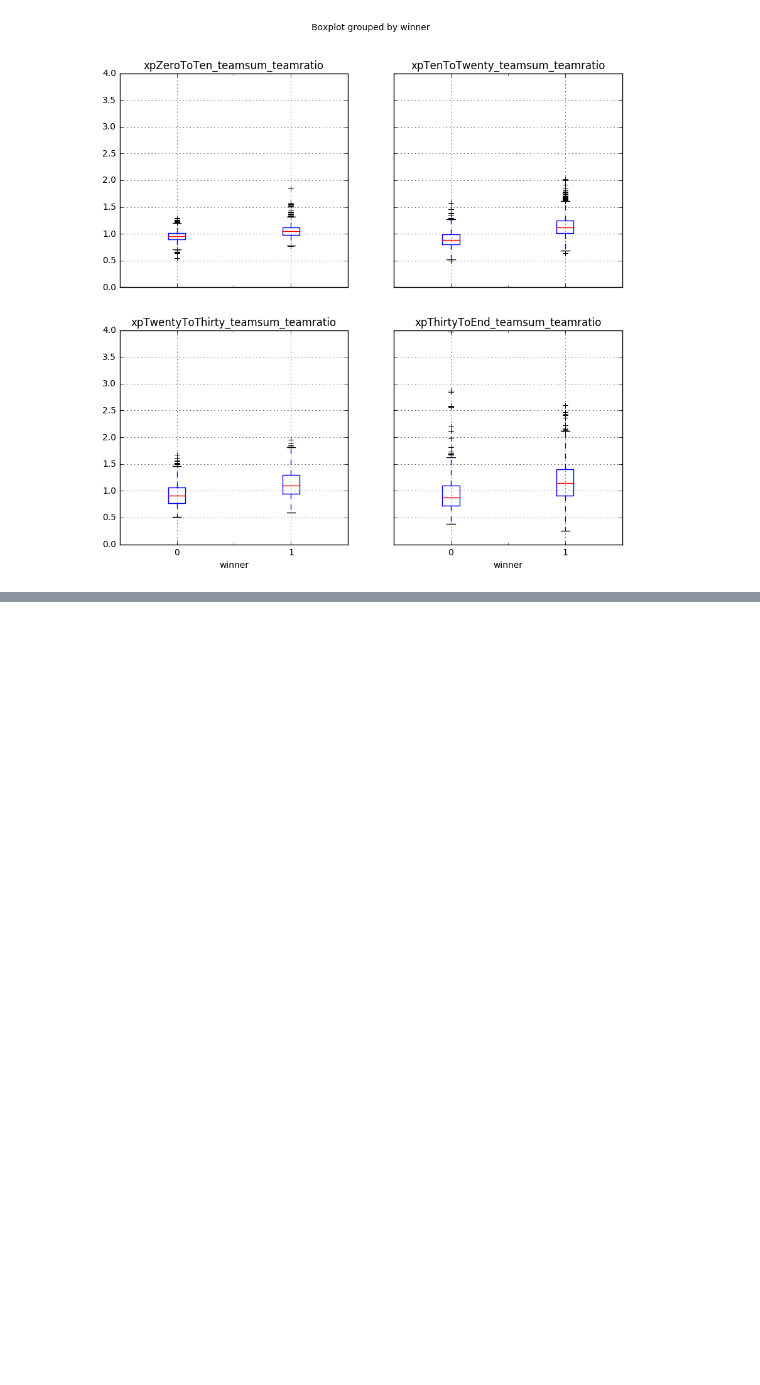
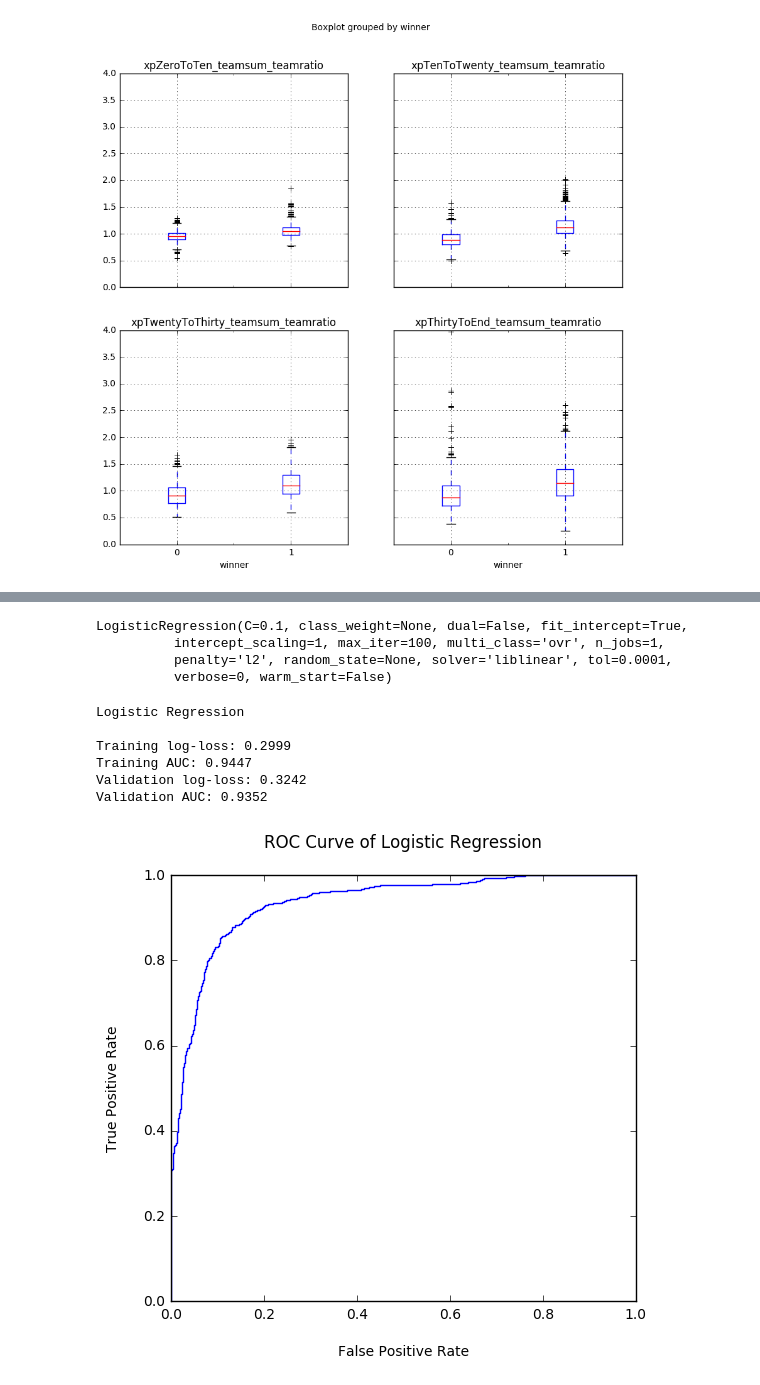
Before and after one commit to albertsoima/league_analysis, a Jupyter notebook: matches_analysis.ipynb, the cells around one changed output, grey strips where cells are left out. Saved outputs shown, nothing was run; the diff lists cells and outputs as text; code cells hidden in the pictures; blank space fills up the shorter version.

```diff
--- a/matches_analysis.ipynb
+++ b/matches_analysis.ipynb
@@ -173,0 +220,45 @@ plt.show()
+# %%
+X_train.iloc[:,2:] = X_train.iloc[:,2:].fillna(X_train.iloc[:,2:].mean())
+X_test.iloc[:,2:] = X_test.iloc[:,2:].fillna(X_test.iloc[:,2:].mean())
+myscaler = StandardScaler()
+X_train.iloc[:,2:] = myscaler.fit_transform(X_train.iloc[:,2:])
+X_test.iloc[:,2:] = myscaler.transform(X_test.iloc[:,2:])
+# %%
+X_train = X_train.join(pd.get_dummies(X_train["championId"]))
+X_test = X_test.join(pd.get_dummies(X_test["championId"]))
+X_train.drop("championId", axis=1, inplace=True)
+X_test.drop("championId", axis=1, inplace=True)
+# %%
+logisticmodel = LogisticRegression(C=0.1)
+logisticmodel.fit(X_train.iloc[:,1:], y_train)
+# %% [output]
+LogisticRegression(C=0.1, class_weight=None, dual=False, fit_intercept=True,
+          intercept_scaling=1, max_iter=100, multi_class='ovr', n_jobs=1,
+          penalty='l2', random_state=None, solver='liblinear', tol=0.0001,
+          verbose=0, warm_start=False)
+# %%
+train_prediction = logisticmodel.predict_proba(X_train.iloc[:,1:])[:,1]
+test_prediction = logisticmodel.predict_proba(X_test.iloc[:,1:])[:,1]
+# %%
+print "Logistic Regression \n"
+print "Training log-loss: %.4f" % metrics.log_loss(y_train, list(train_prediction))
+print "Training AUC: %.4f" % metrics.roc_auc_score(y_train, list(train_prediction))
+print "Validation log-loss: %.4f" % metrics.log_loss(y_test, list(test_prediction))
+print "Validation AUC: %.4f" % metrics.roc_auc_score(y_test, list(test_prediction))
+# %% [output]
+Logistic Regression
+
+Training log-loss: 0.2999
+Training AUC: 0.9447
+Validation log-loss: 0.3242
+Validation AUC: 0.9352
+# %%
+fpr_log, tpr_log, _ = metrics.roc_curve(y_test, list(test_prediction))
+plt.figure(figsize=(6, 5.5))
+plt.plot(fpr_log, tpr_log, label='Logistic Regression')
+plt.xlabel('\nFalse Positive Rate')
+plt.ylabel('True Positive Rate\n')
+plt.title('ROC Curve of Logistic Regression\n')
+plt.show()
+# %% [output]
+[figure, added]
```
Also changed, not shown: parts of 8 cells of this notebook.
